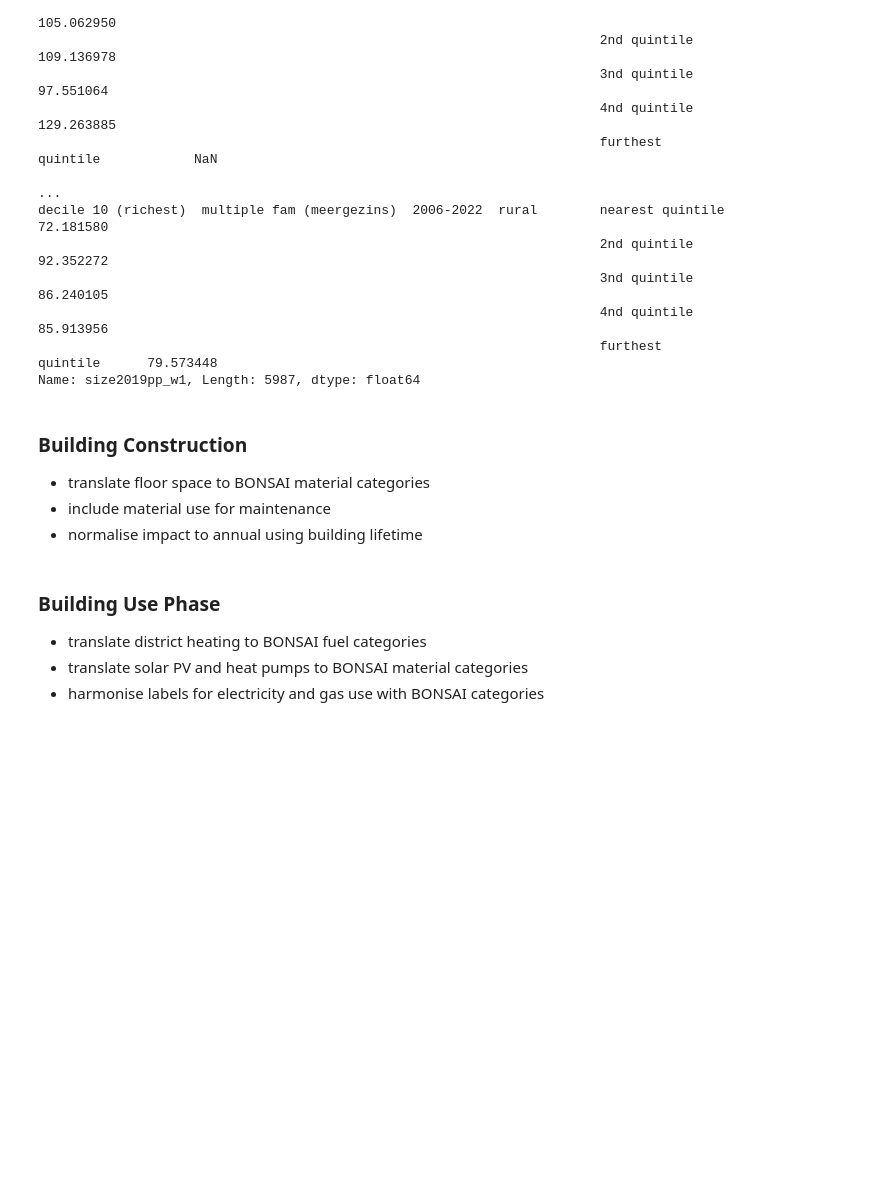
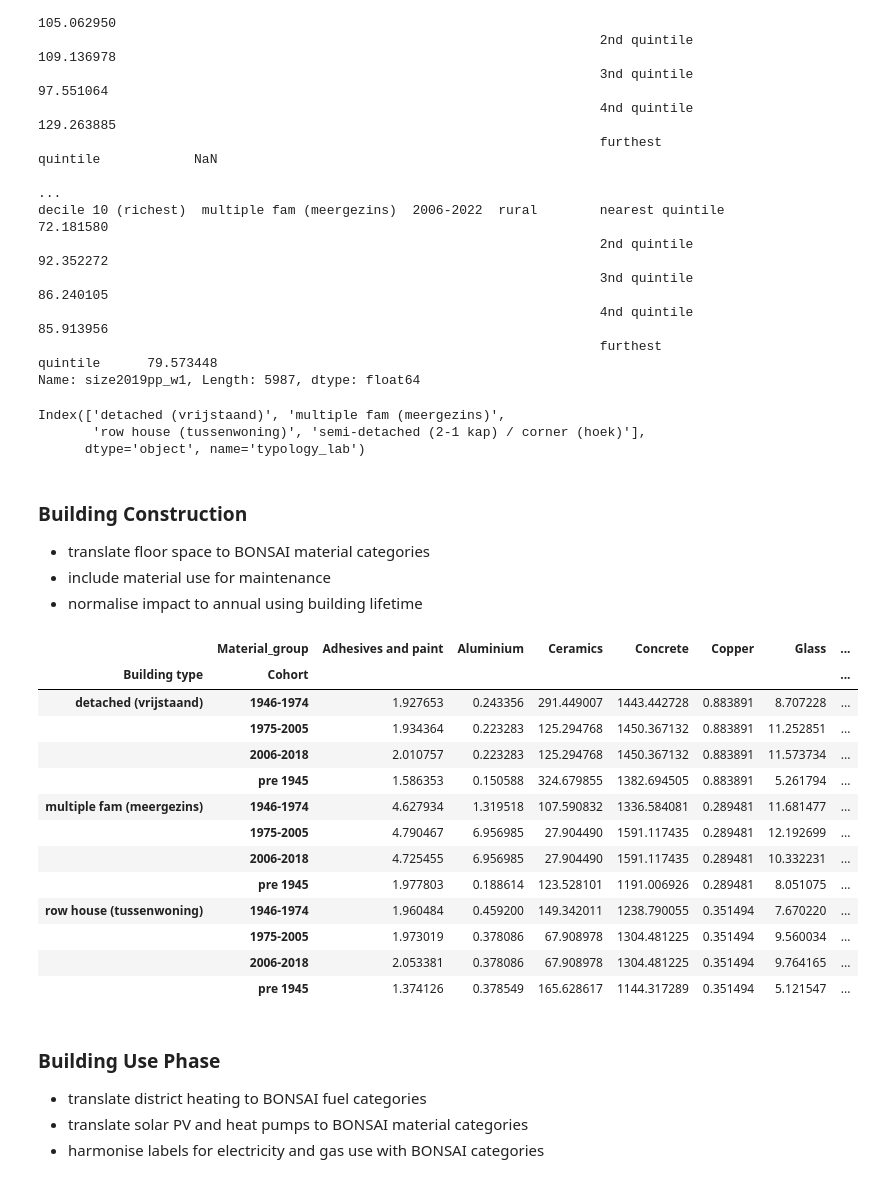
Before and after one commit to MiraVos/housing-footprints, a Jupyter notebook: footprints_main.ipynb, the cells around one changed output. Saved outputs shown, nothing was run; the diff lists cells and outputs as text; code cells hidden in the pictures; blank space fills up the shorter version.

Commit message:
adapted material matching

```diff
--- a/footprints_main.ipynb
+++ b/footprints_main.ipynb
@@ -76,40 +76,30 @@ decile 10 (richest)  multiple fam (meergezins)  2006-2022  rural        nearest
                                                                         4nd quintile           85.913956
                                                                         furthest quintile      79.573448
 Name: size2019pp_w1, Length: 5987, dtype: float64
+# %%
+use.index.levels[1]
+# %% [output]
+Index(['detached (vrijstaand)', 'multiple fam (meergezins)',
+       'row house (tussenwoning)', 'semi-detached (2-1 kap) / corner (hoek)'],
+      dtype='object', name='typology_lab')
 # %% [markdown]
 ### Building Construction
 - translate floor space to BONSAI material categories
 - include material use for maintenance
 - normalise impact to annual using building lifetime
 # %%
-# Configurations
-mi_buildings_source = "Oorschot"  # Oorschot or Yang
 # Load data
-if mi_buildings_source == "Oorschot":
+if mi_buildings_source == "Oorschot": #kg/m2
     mi_buildings = pd.read_excel(
         "data_input/MI_Buildings_Oorschot2023.xlsx",
-        sheet_name="MI_2018",
+        sheet_name="mi_pre2018",
         index_col=[0, 1],
         header=[0, 1],
     ).droplevel(1, axis=1)
     mi_buildings.index.names = ["Building type", "Cohort"]
     mi_buildings.columns.name = "Material"
 
-    mi_buildings_2018 = pd.read_excel(
-        "data_input/MI_Buildings_Oorschot2023.xlsx",
-        sheet_name="MI_2018-2050",
-        index_col=[0],
-        header=[0, 1],
-        skipfooter=20,
-    ).droplevel(1, axis=1)
-    mi_buildings_2018["Cohort"] = "2018"
-    mi_buildings_2018.reset_index(inplace=True)
-    mi_buildings_2018["index"] = [i.lower() for i in mi_buildings_2018["index"]]
-    mi_buildings_2018.set_index(["index", "Cohort"], inplace=True)
-    mi_buildings_2018.index.names = ["Building type", "Cohort"]
-    mi_buildings_2018.columns.name = "Material"
-
-    mi_buildings_insulation_share = pd.read_excel(
+mi_buildings_insulation_share = pd.read_excel(
         "data_input/MI_Buildings_Oorschot2023.xlsx",
         sheet_name="Share_of_insulation_materials",
         index_col=[0, 1],
@@ -120,12 +110,9 @@ if mi_buildings_source == "Oorschot":
         mi_buildings[i] = (
             mi_buildings["Insulation"] * mi_buildings_insulation_share[i].iloc[0]
         )
-        mi_buildings_2018[i] = (
-            mi_buildings_2018["Insulation"] * mi_buildings_insulation_share[i].iloc[1]
-        )
 
-    mi_buildings = (
-        pd.concat([mi_buildings, mi_buildings_2018], axis=1)
+mi_buildings = (
+        mi_buildings
         .T.groupby(level=0)
         .sum()
         .T.sort_index()
@@ -133,7 +120,6 @@ if mi_buildings_source == "Oorschot":
         .dropna(how="all", axis=1)
         .drop("Insulation", axis=1)
     )
-
 # matching material names
 replacement_map = {'Bitumen':'Bitumen', #soon
                     'Brick':'Ceramics', #BRIK,
@@ -169,11 +155,27 @@ replacement_map = {'Bitumen':'Bitumen', #soon
 
 mi_buildings = mi_buildings.stack().reset_index()
 mi_buildings['Material_group'] = mi_buildings['Material'].map(replacement_map)
-mi_buildings.replace('<1945','1944', inplace=True)
 mi_buildings = mi_buildings.drop('Material', axis=1).groupby(['Building type', 'Cohort', 'Material_group']).sum().unstack().droplevel(0, axis=1)
 
 #selecting only residential buildings
 mi_buildings.drop(['industry', 'office', 'services', 'shop'], axis=0, level=0, inplace=True)
+# %%
+mi_buildings
+# %% [output]
+|  | Material_group | Adhesives and paint | Aluminium | Ceramics | Concrete | Copper | Glass | ... |
+| Building type | Cohort |  |  |  |  |  |  | ... |
+| detached (vrijstaand) | 1946-1974 | 1.927653 | 0.243356 | 291.449007 | 1443.442728 | 0.883891 | 8.707228 | ... |
+|  | 1975-2005 | 1.934364 | 0.223283 | 125.294768 | 1450.367132 | 0.883891 | 11.252851 | ... |
+|  | 2006-2018 | 2.010757 | 0.223283 | 125.294768 | 1450.367132 | 0.883891 | 11.573734 | ... |
+|  | pre 1945 | 1.586353 | 0.150588 | 324.679855 | 1382.694505 | 0.883891 | 5.261794 | ... |
+| multiple fam (meergezins) | 1946-1974 | 4.627934 | 1.319518 | 107.590832 | 1336.584081 | 0.289481 | 11.681477 | ... |
+|  | 1975-2005 | 4.790467 | 6.956985 | 27.904490 | 1591.117435 | 0.289481 | 12.192699 | ... |
+|  | 2006-2018 | 4.725455 | 6.956985 | 27.904490 | 1591.117435 | 0.289481 | 10.332231 | ... |
+|  | pre 1945 | 1.977803 | 0.188614 | 123.528101 | 1191.006926 | 0.289481 | 8.051075 | ... |
+| row house (tussenwoning) | 1946-1974 | 1.960484 | 0.459200 | 149.342011 | 1238.790055 | 0.351494 | 7.670220 | ... |
+|  | 1975-2005 | 1.973019 | 0.378086 | 67.908978 | 1304.481225 | 0.351494 | 9.560034 | ... |
+|  | 2006-2018 | 2.053381 | 0.378086 | 67.908978 | 1304.481225 | 0.351494 | 9.764165 | ... |
+|  | pre 1945 | 1.374126 | 0.378549 | 165.628617 | 1144.317289 | 0.351494 | 5.121547 | ... |
 # %%
 m_plot = mi_buildings.copy()
 m_plot.index = [str(i) + ' ' + str(j) for i, j in m_plot.index]
```
Also changed, not shown: parts of 1 cell of this notebook, 1 other file.
